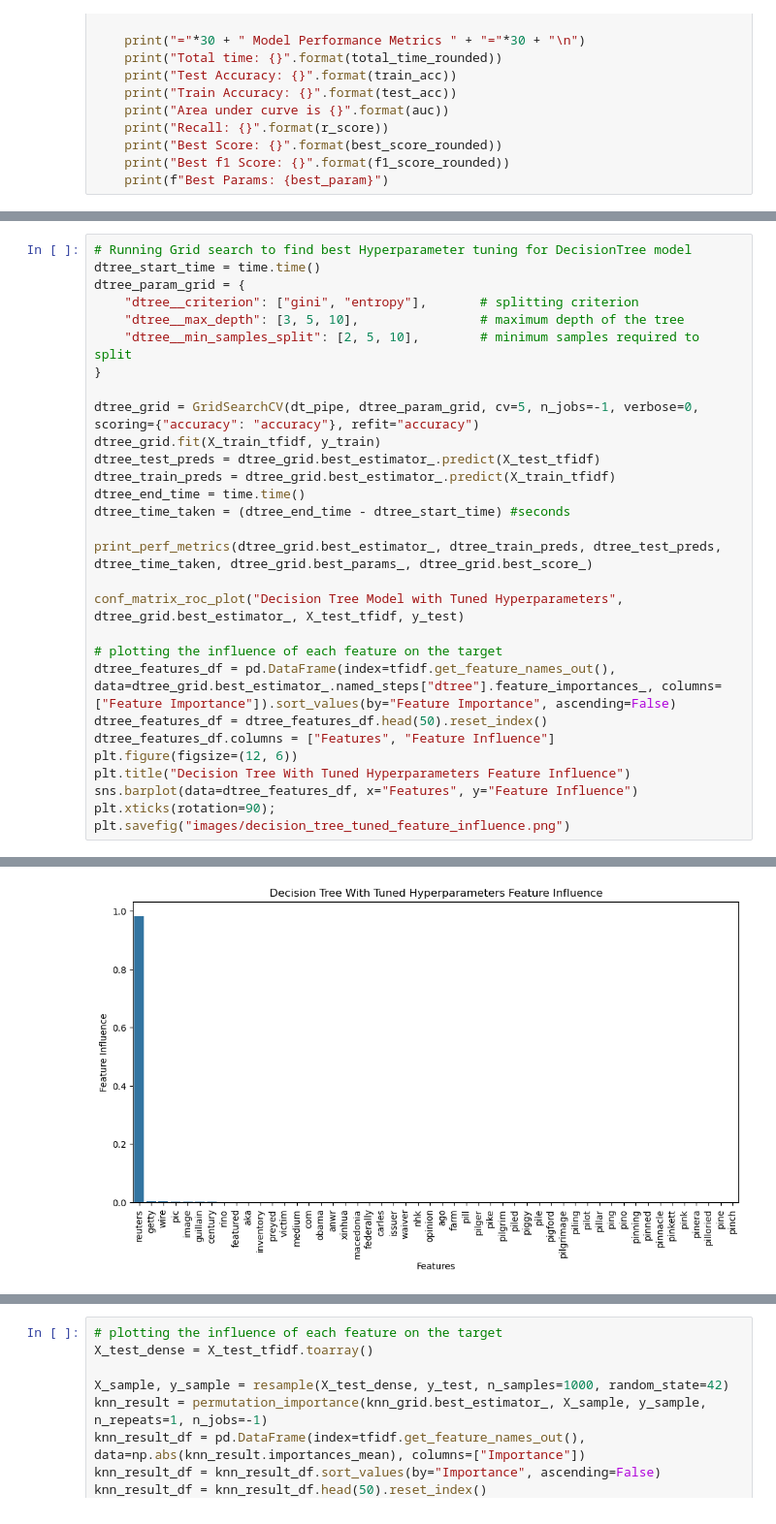
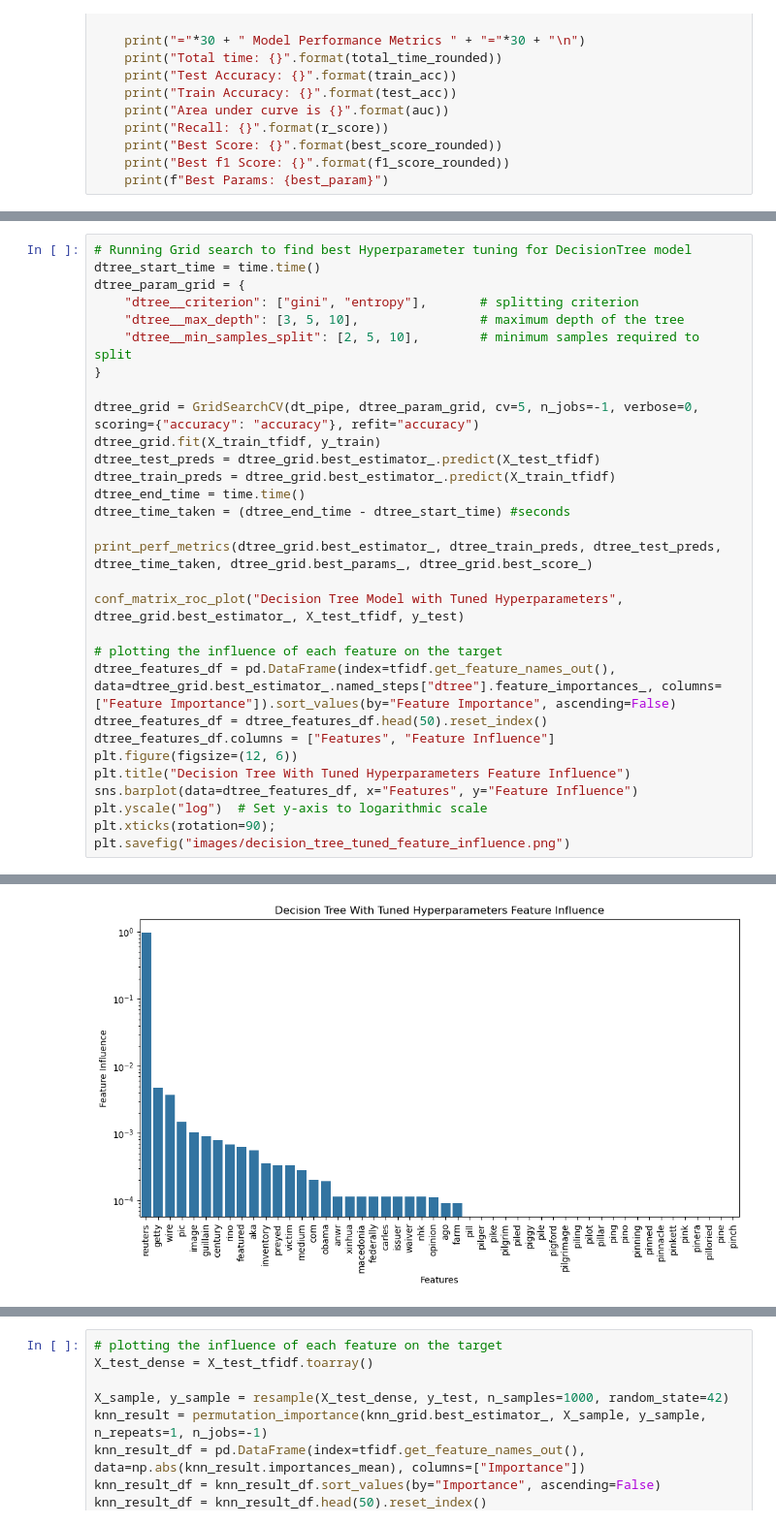
Before and after one commit to nachiketpatil/credibility-checker, a Jupyter notebook: credibility-checker.ipynb, the cells around one changed output, grey strips where cells are left out. Shown at 97% size. Drawn from its saved outputs; the diff is of its cells as text.

```diff
--- a/credibility-checker.ipynb
+++ b/credibility-checker.ipynb
@@ -976,6 +976,7 @@ dtree_features_df.columns = ["Features", "Feature Influence"]
 plt.figure(figsize=(12, 6))
 plt.title("Decision Tree With Tuned Hyperparameters Feature Influence")
 sns.barplot(data=dtree_features_df, x="Features", y="Feature Influence")
+plt.yscale("log")  # Set y-axis to logarithmic scale
 plt.xticks(rotation=90);
 plt.savefig("images/decision_tree_tuned_feature_influence.png")
 # %% [output]
@@ -985,13 +986,13 @@ Total time: 29.0133
 Test Accuracy: 0.9968
 Train Accuracy: 0.9941
 Area under curve is 0.9936
 Recall: 0.9978
 Best Score: 0.995
 Best f1 Score: 0.9936
 Best Params: {'dtree__criterion': 'gini', 'dtree__max_depth': 10, 'dtree__min_samples_split': 5}
 ====================================================================================================
 [figure]
-[figure, old version]
+[figure, new version]
 # %%
 # Running Grid search to find best Hyperparameter tuning for K-nearest Neighbors model
 knn_start_time = time.time()
```
Also changed, not shown: parts of 27 cells of this notebook.
